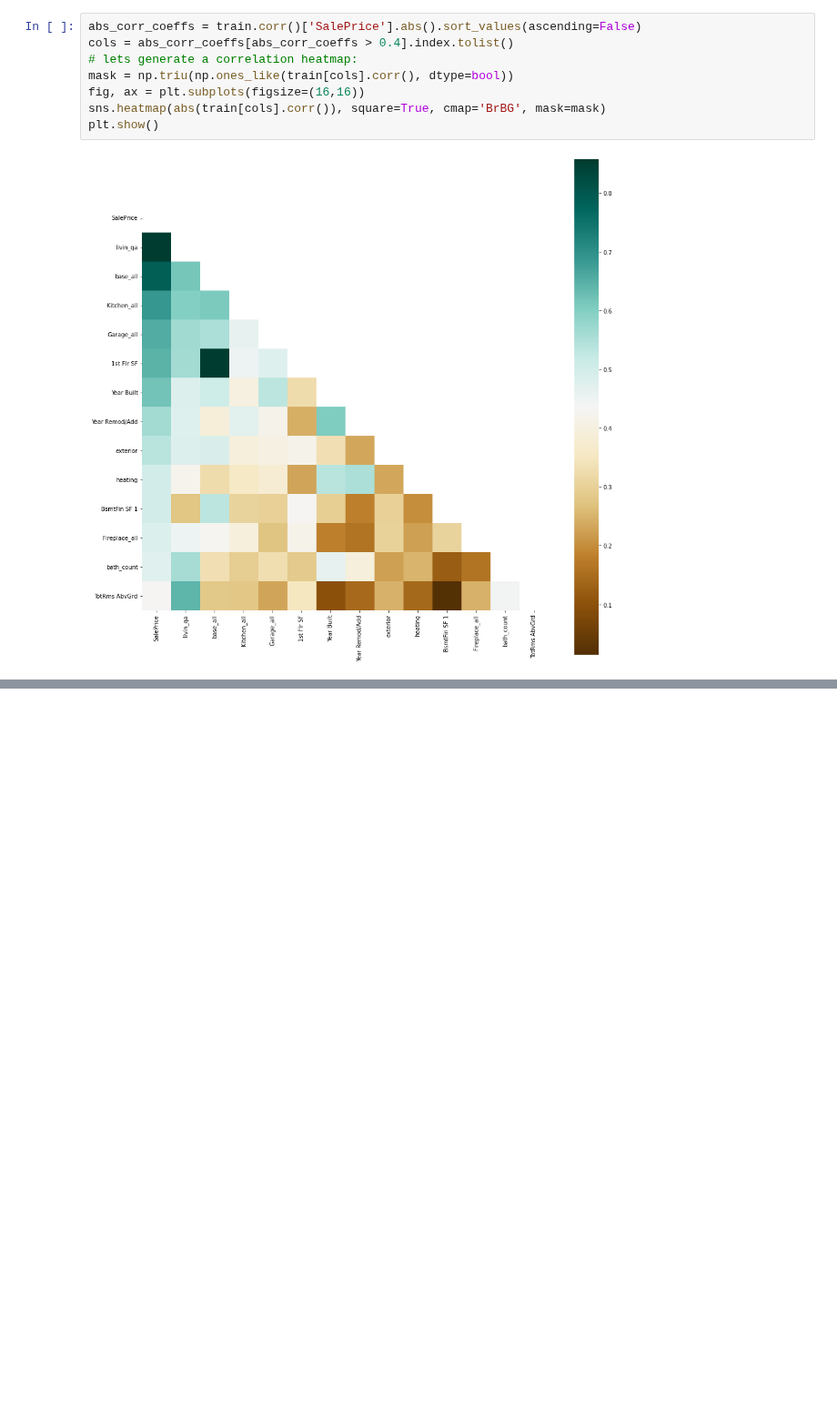
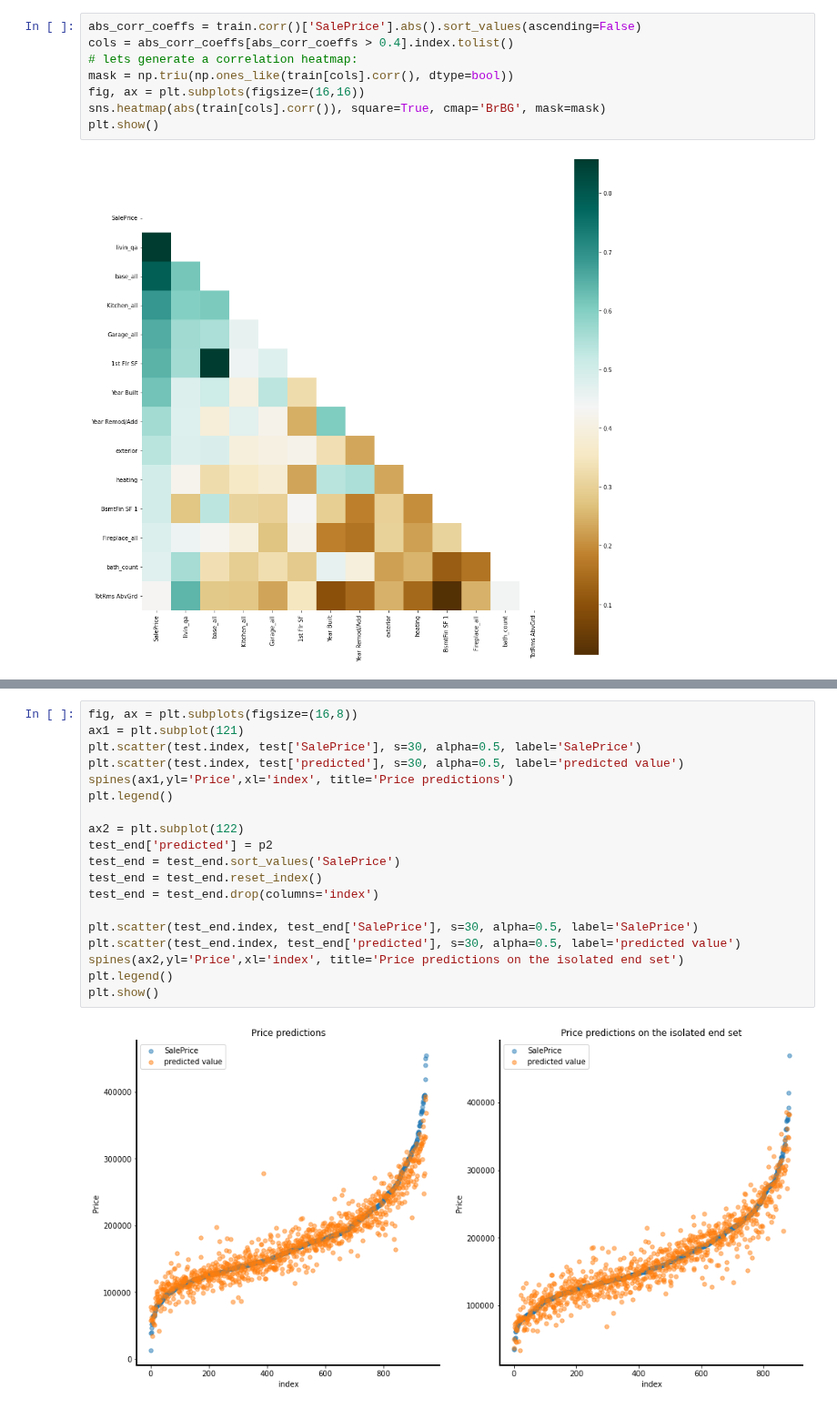
Before and after one commit to grumpyclimber/portfolio, a Jupyter notebook: ML_house_prices/houses_1-final.ipynb, the cells around one changed output, grey strips where cells are left out. Shown at 91% size. Cells and saved outputs as stored; diff of their text form; blank space fills up the shorter version.

```diff
--- a/ML_house_prices/houses_1-final.ipynb
+++ b/ML_house_prices/houses_1-final.ipynb
@@ -609,3 +636,24 @@ rmse, p = pipeline(df_train=train, df_test=test, s=select_features3)
 rmse
 # %% [output]
 20264.81864117655
+# %%
+fig, ax = plt.subplots(figsize=(16,8))
+ax1 = plt.subplot(121)
+plt.scatter(test.index, test['SalePrice'], s=30, alpha=0.5, label='SalePrice')
+plt.scatter(test.index, test['predicted'], s=30, alpha=0.5, label='predicted value')
+spines(ax1,yl='Price',xl='index', title='Price predictions')
+plt.legend()
+
+ax2 = plt.subplot(122)
+test_end['predicted'] = p2
+test_end = test_end.sort_values('SalePrice')
+test_end = test_end.reset_index()
+test_end = test_end.drop(columns='index')
+
+plt.scatter(test_end.index, test_end['SalePrice'], s=30, alpha=0.5, label='SalePrice')
+plt.scatter(test_end.index, test_end['predicted'], s=30, alpha=0.5, label='predicted value')
+spines(ax2,yl='Price',xl='index', title='Price predictions on the isolated end set')
+plt.legend()
+plt.show()
+# %% [output]
+[figure, added]
```
Also changed, not shown: parts of 25 cells of this notebook.
